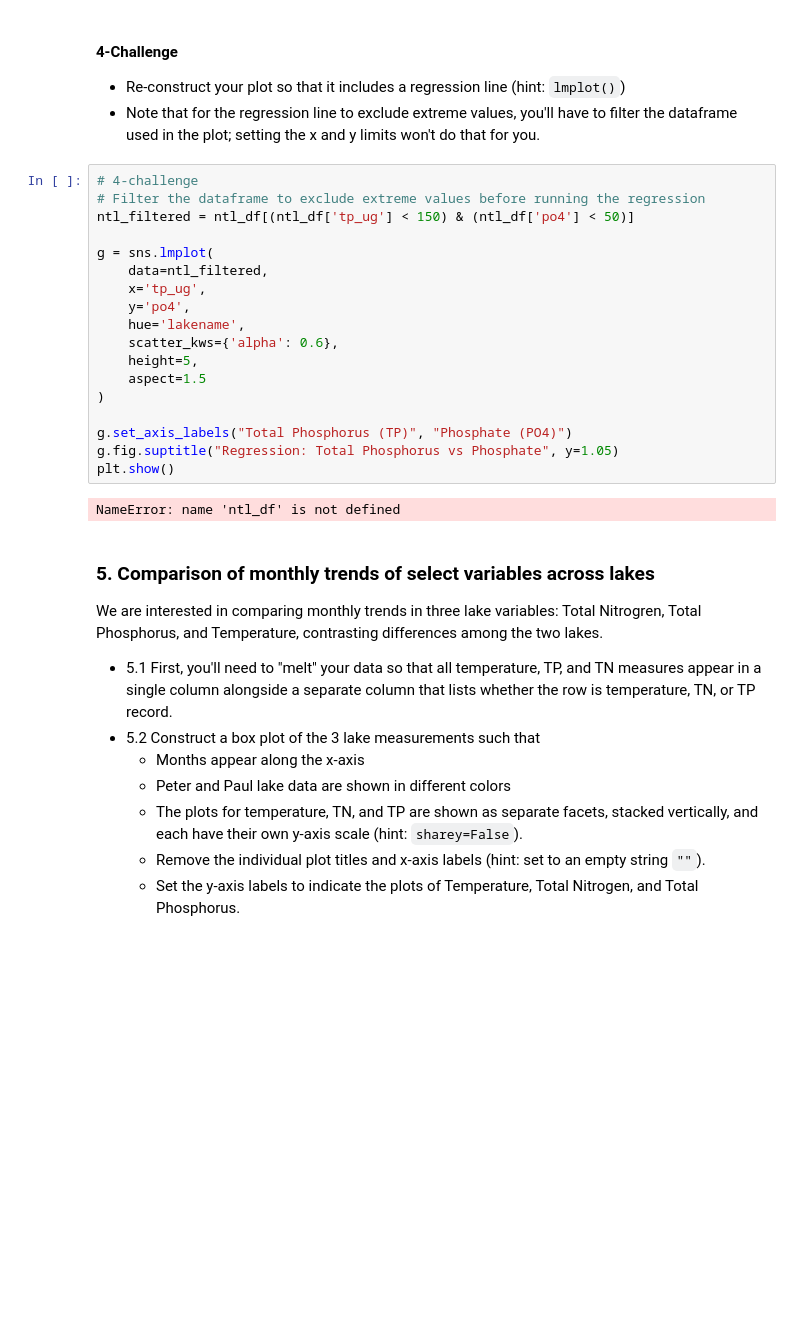
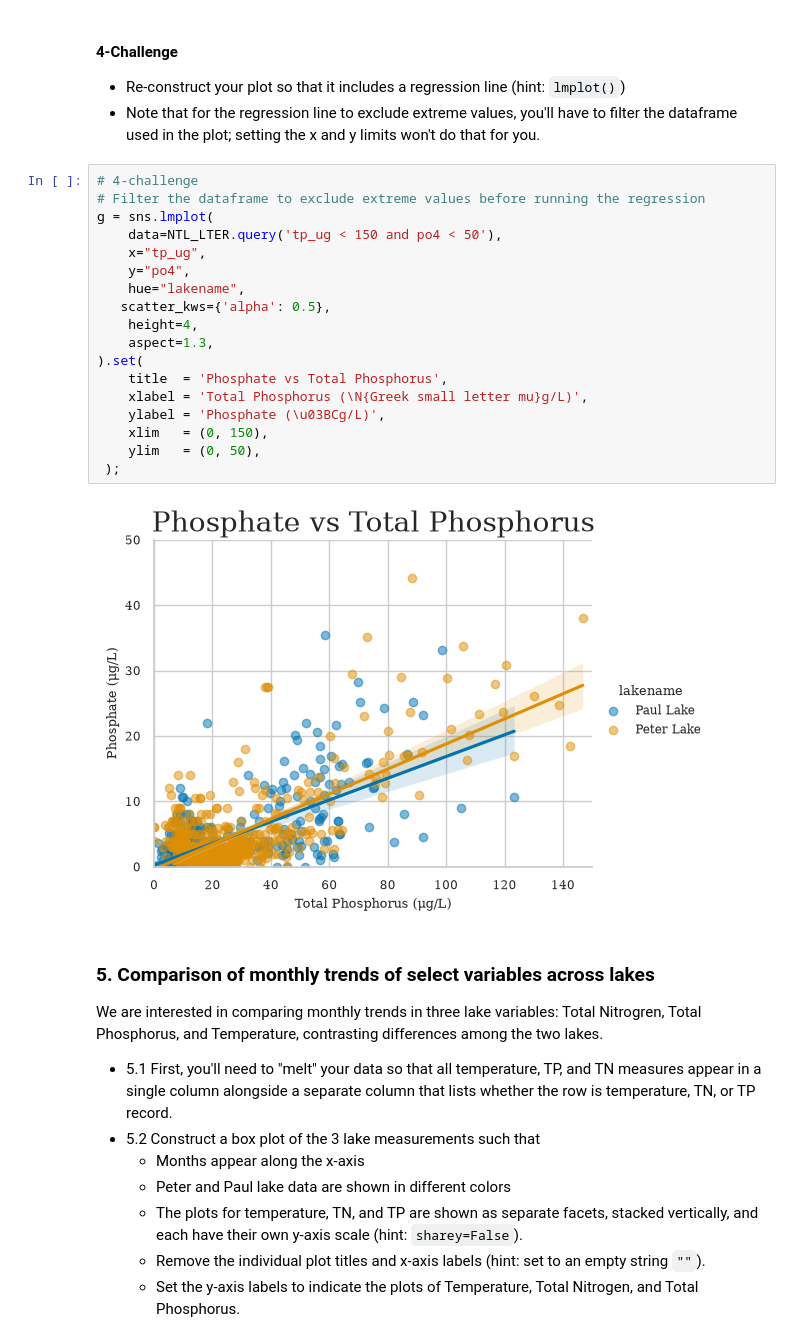
Before and after one commit to lamthieu1101/ENV700, a Jupyter notebook: Assignments/qt29_A5-DataVisualization.ipynb, the cells around one changed output. Cells and saved outputs as stored; diff of their text form; blank space fills up the shorter version.

```diff
--- a/Assignments/qt29_A5-DataVisualization.ipynb
+++ b/Assignments/qt29_A5-DataVisualization.ipynb
@@ -141,23 +144,23 @@ NameError: name 'ax' is not defined
 # %%
 # 4-challenge
 # Filter the dataframe to exclude extreme values before running the regression
-ntl_filtered = ntl_df[(ntl_df['tp_ug'] < 150) & (ntl_df['po4'] < 50)]
-
 g = sns.lmplot(
-    data=ntl_filtered,
-    x='tp_ug',
-    y='po4',
-    hue='lakename',
-    scatter_kws={'alpha': 0.6},
-    height=5,
-    aspect=1.5
-)
-
-g.set_axis_labels("Total Phosphorus (TP)", "Phosphate (PO4)")
-g.fig.suptitle("Regression: Total Phosphorus vs Phosphate", y=1.05)
-plt.show()
+    data=NTL_LTER.query('tp_ug < 150 and po4 < 50'),
+    x="tp_ug",
+    y="po4",
+    hue="lakename",
+   scatter_kws={'alpha': 0.5},
+    height=4,
+    aspect=1.3,
+).set(
+    title  = 'Phosphate vs Total Phosphorus',
+    xlabel = 'Total Phosphorus (\N{Greek small letter mu}g/L)',
+    ylabel = 'Phosphate (\u03BCg/L)',
+    xlim   = (0, 150),
+    ylim   = (0, 50),
+ );
 # %% [output]
-NameError: name 'ntl_df' is not defined
+[figure, added]
 # %% [markdown]
 ### 5. Comparison of monthly trends of select variables across lakes
 We are interested in comparing monthly trends in three lake variables: Total Nitrogren, Total Phosphorus, and Temperature, contrasting differences among the two lakes.
```
Also changed, not shown: parts of 6 cells of this notebook, 1 other file.
